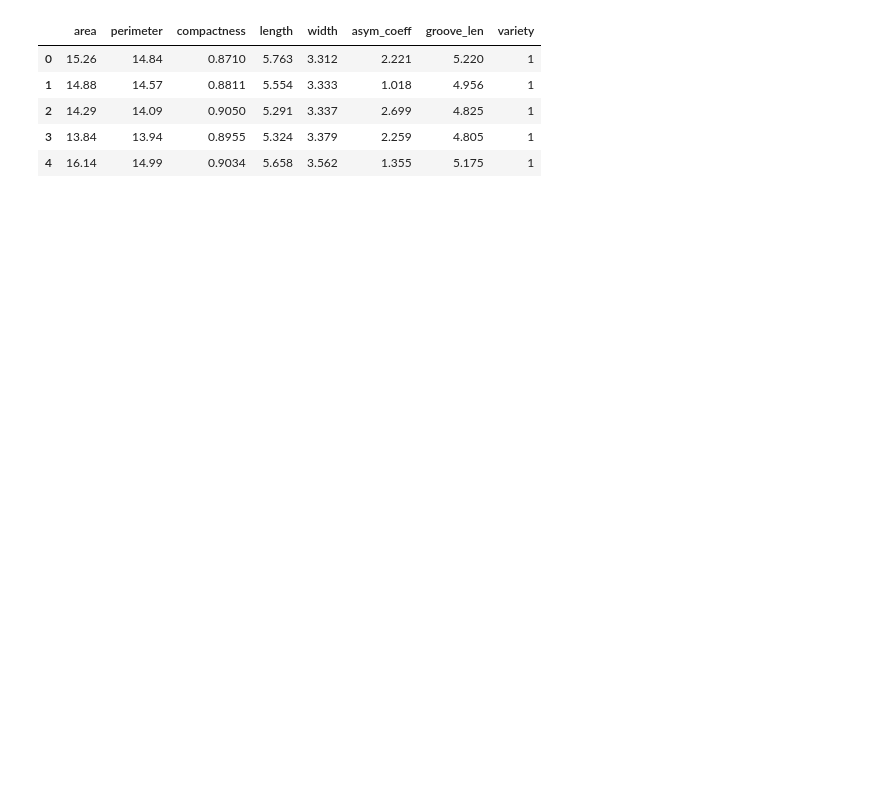
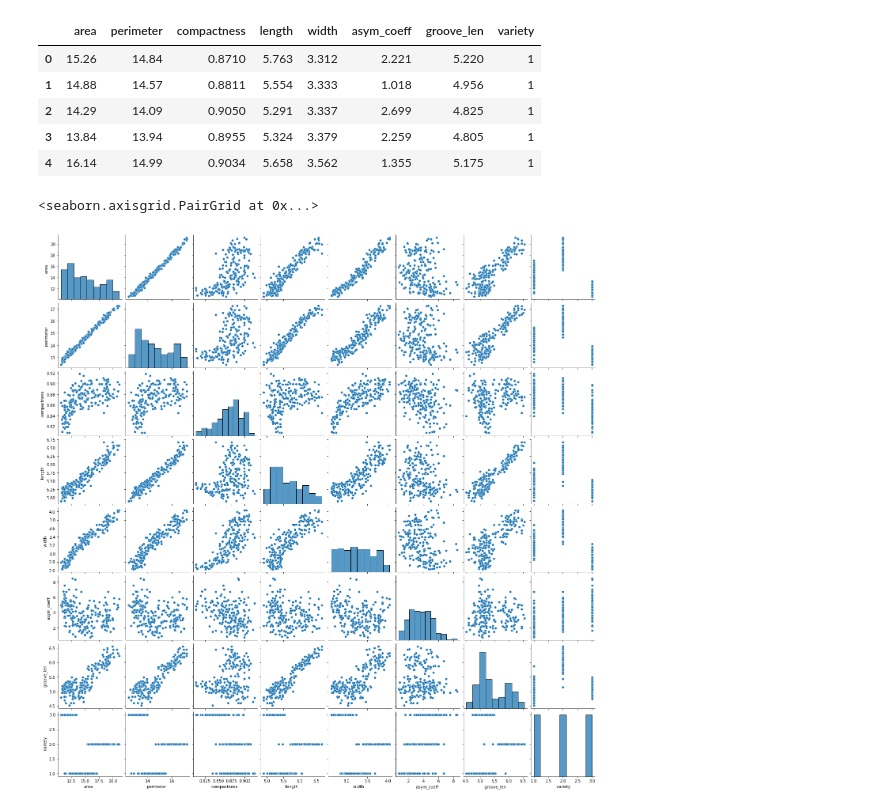
Before and after one commit to 94nickchin/ZOO4926, a Jupyter notebook: HW4_Chin.ipynb, the cells around one changed output. Saved outputs shown, nothing was run; the diff lists cells and outputs as text; code cells hidden in the pictures; blank space fills up the shorter version.

Commit message:
seaborn

```diff
--- a/HW4_Chin.ipynb
+++ b/HW4_Chin.ipynb
@@ -29,3 +30,8 @@ df.head()
 | 2 | 14.29 | 14.09 | 0.9050 | 5.291 | 3.337 | 2.699 | 4.825 | 1 |
 | 3 | 13.84 | 13.94 | 0.8955 | 5.324 | 3.379 | 2.259 | 4.805 | 1 |
 | 4 | 16.14 | 14.99 | 0.9034 | 5.658 | 3.562 | 1.355 | 5.175 | 1 |
+# %%
+sns.pairplot(data=df)
+# %% [output]
+<seaborn.axisgrid.PairGrid at 0x...>
+[figure, added]
```
Also changed, not shown: parts of 1 cell of this notebook.
